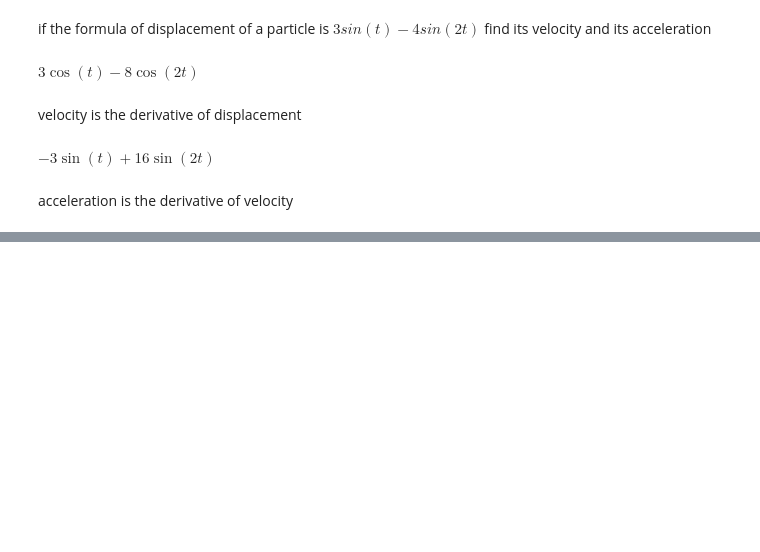
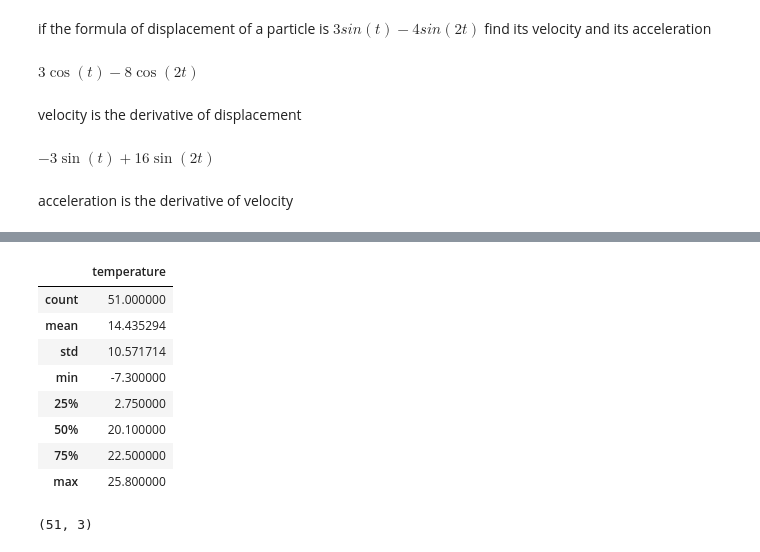
Before and after one commit to arianaira/numerical-analysis-course, a Jupyter notebook: numrical_analysis.ipynb, the cells around one changed output, grey strips where cells are left out. Cells and saved outputs as stored; diff of their text form; code cells hidden in the pictures; blank space fills up the shorter version.

```diff
--- a/numrical_analysis.ipynb
+++ b/numrical_analysis.ipynb
@@ -347,0 +499,16 @@ acceleration is the derivative of velocity
+# %%
+df.describe()
+# %% [output]
+|  | temperature |
+| count | 51.000000 |
+| mean | 14.435294 |
+| std | 10.571714 |
+| min | -7.300000 |
+| 25% | 2.750000 |
+| 50% | 20.100000 |
+| 75% | 22.500000 |
+| max | 25.800000 |
+# %%
+df.shape
+# %% [output]
+(51, 3)
```
Also changed, not shown: parts of 33 cells of this notebook, 2 other files.
